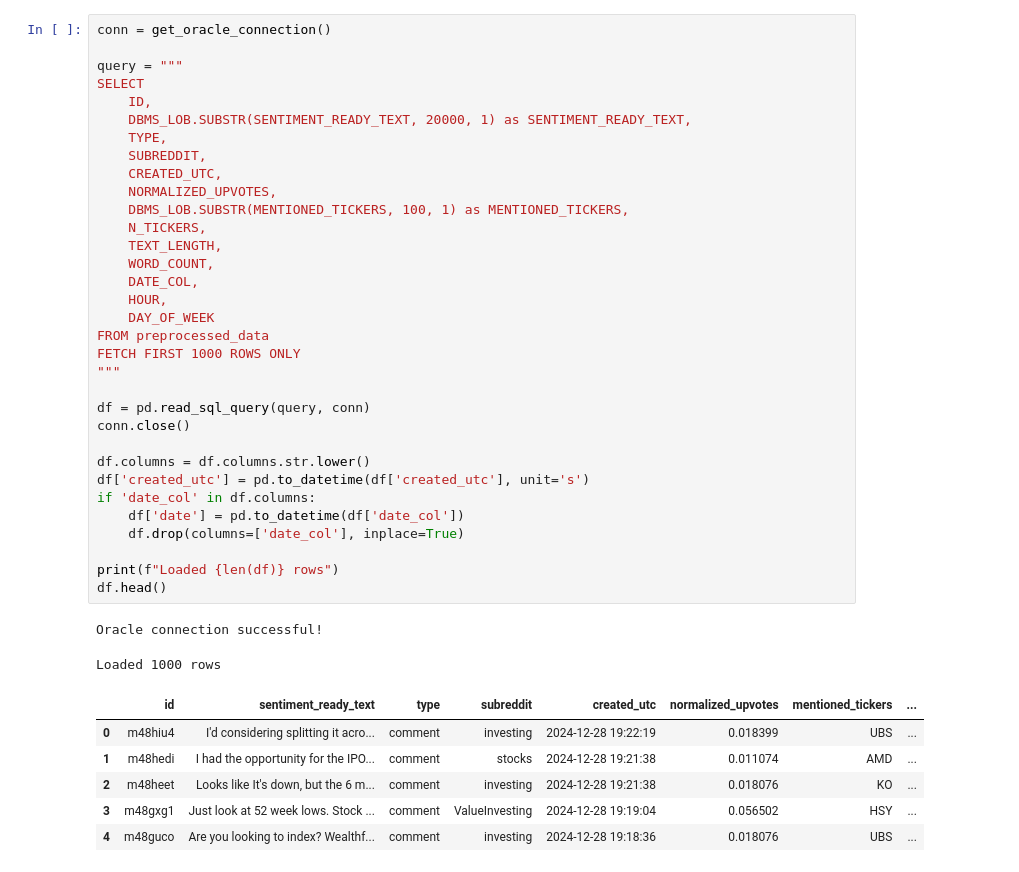
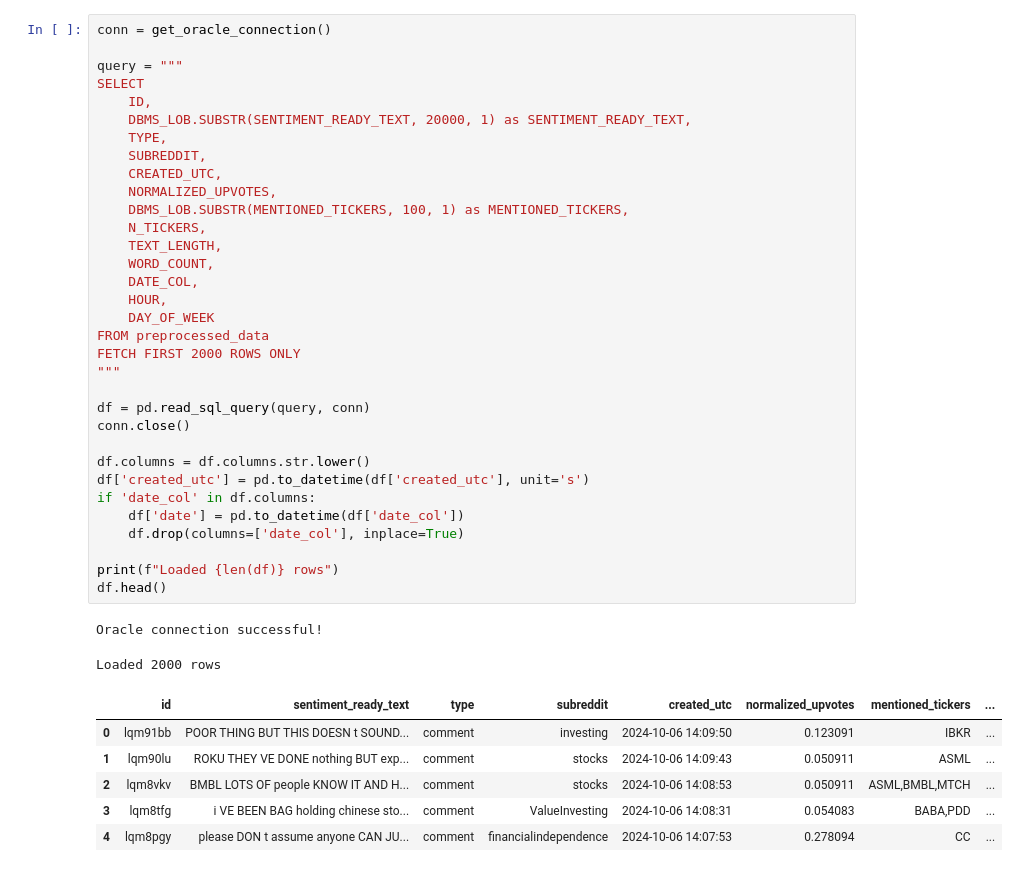
Before and after one commit to OndrejZ24/stock-sentiment-analysis, a Jupyter notebook: roberta_and_llm.ipynb, the cells around one changed output. Cells and saved outputs as stored; diff of their text form.

```diff
--- a/roberta_and_llm.ipynb
+++ b/roberta_and_llm.ipynb
@@ -18,37 +27,37 @@ SELECT
     ID,
     DBMS_LOB.SUBSTR(SENTIMENT_READY_TEXT, 20000, 1) as SENTIMENT_READY_TEXT,
     TYPE,
     SUBREDDIT,
     CREATED_UTC,
     NORMALIZED_UPVOTES,
     DBMS_LOB.SUBSTR(MENTIONED_TICKERS, 100, 1) as MENTIONED_TICKERS,
     N_TICKERS,
     TEXT_LENGTH,
     WORD_COUNT,
     DATE_COL,
     HOUR,
     DAY_OF_WEEK
 FROM preprocessed_data
-FETCH FIRST 1000 ROWS ONLY
+FETCH FIRST 2000 ROWS ONLY
 """
 
 df = pd.read_sql_query(query, conn)
 conn.close()
 
 df.columns = df.columns.str.lower()
 df['created_utc'] = pd.to_datetime(df['created_utc'], unit='s')
 if 'date_col' in df.columns:
     df['date'] = pd.to_datetime(df['date_col'])
     df.drop(columns=['date_col'], inplace=True)
 
 print(f"Loaded {len(df)} rows")
 df.head()
 # %% [output]
 Oracle connection successful!
-Loaded 1000 rows
+Loaded 2000 rows
 |  | id | sentiment_ready_text | type | subreddit | created_utc | normalized_upvotes | mentioned_tickers | ... |
-| 0 | m48hiu4 | I'd considering splitting it acro... | comment | investing | 2024-12-28 19:22:19 | 0.018399 | UBS | ... |
-| 1 | m48hedi | I had the opportunity for the IPO... | comment | stocks | 2024-12-28 19:21:38 | 0.011074 | AMD | ... |
-| 2 | m48heet | Looks like It's down, but the 6 m... | comment | investing | 2024-12-28 19:21:38 | 0.018076 | KO | ... |
-| 3 | m48gxg1 | Just look at 52 week lows. Stock ... | comment | ValueInvesting | 2024-12-28 19:19:04 | 0.056502 | HSY | ... |
-| 4 | m48guco | Are you looking to index? Wealthf... | comment | investing | 2024-12-28 19:18:36 | 0.018076 | UBS | ... |
+| 0 | lqm91bb | POOR THING BUT THIS DOESN t SOUND... | comment | investing | 2024-10-06 14:09:50 | 0.123091 | IBKR | ... |
+| 1 | lqm90lu | ROKU THEY VE DONE nothing BUT exp... | comment | stocks | 2024-10-06 14:09:43 | 0.050911 | ASML | ... |
+| 2 | lqm8vkv | BMBL LOTS OF people KNOW IT AND H... | comment | stocks | 2024-10-06 14:08:53 | 0.050911 | ASML,BMBL,MTCH | ... |
+| 3 | lqm8tfg | i VE BEEN BAG holding chinese sto... | comment | ValueInvesting | 2024-10-06 14:08:31 | 0.054083 | BABA,PDD | ... |
+| 4 | lqm8pgy | please DON t assume anyone CAN JU... | comment | financialindependence | 2024-10-06 14:07:53 | 0.278094 | CC | ... |
```
Also changed, not shown: parts of 5 cells of this notebook.
